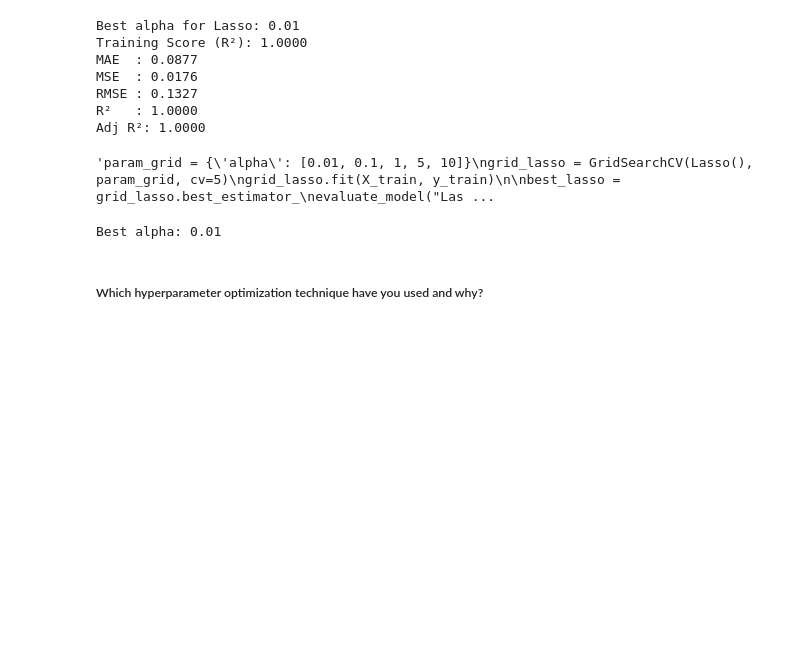
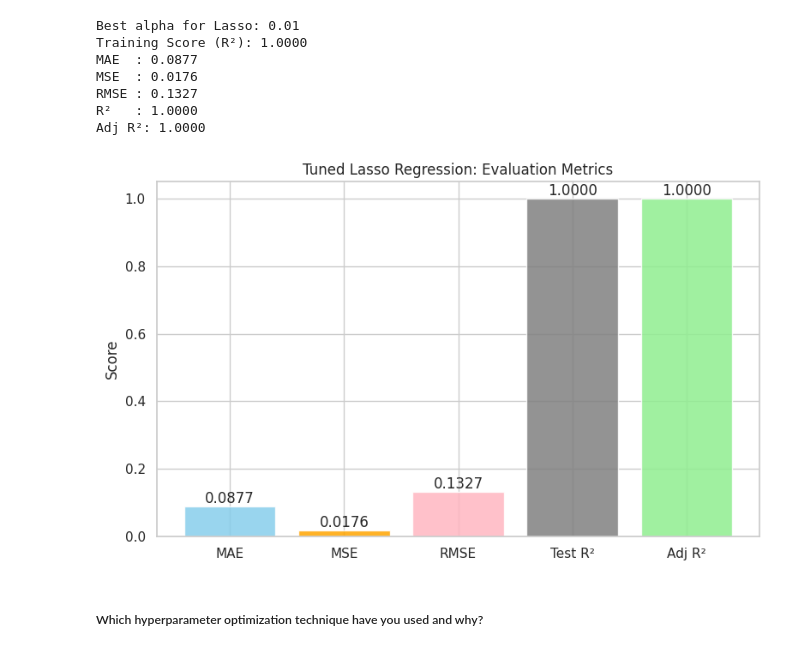
Before and after one commit to ArchanaMahto/Regression_Model, a Jupyter notebook: Copy_of_RegressionFinal_ML_Submission_Template.ipynb, the cells around one changed output. Drawn from its saved outputs; the diff is of its cells as text; code cells hidden in the pictures; blank space fills up the shorter version.

```diff
--- a/Copy_of_RegressionFinal_ML_Submission_Template.ipynb
+++ b/Copy_of_RegressionFinal_ML_Submission_Template.ipynb
@@ -1598,20 +1593,28 @@ MSE  : 0.0176
 RMSE : 0.1327
 R²   : 1.0000
 Adj R²: 1.0000
-# %%
-'''param_grid = {'alpha': [0.01, 0.1, 1, 5, 10]}
-grid_lasso = GridSearchCV(Lasso(), param_grid, cv=5)
-grid_lasso.fit(X_train, y_train)
-
-best_lasso = grid_lasso.best_estimator_
-evaluate_model("Lasso (Tuned)", best_lasso, X_train, y_train, X_test, y_test)
-'''
-# %% [output]
-'param_grid = {\'alpha\': [0.01, 0.1, 1, 5, 10]}\ngrid_lasso = GridSearchCV(Lasso(), param_grid, cv=5)\ngrid_lasso.fit(X_train, y_train)\n\nbest_lasso = grid_lasso.best_estimator_\nevaluate_model("Las ...
-# %%
-print(f"Best alpha: {grid_lasso.best_params_['alpha']}")
-# %% [output]
-Best alpha: 0.01
+# %%
+import matplotlib.pyplot as plt
+
+# Metrics for tuned Lasso
+metrics = ['MAE', 'MSE', 'RMSE', 'Test R²', 'Adj R²']
+scores = [0.0877, 0.0176, 0.1327, 1.0, 1.0]
+colors = ['skyblue', 'orange', 'lightpink', 'grey', 'lightgreen']
+
+plt.figure(figsize=(8, 5))
+bars = plt.bar(metrics, scores, color=colors, alpha=0.85)
+plt.title('Tuned Lasso Regression: Evaluation Metrics')
+plt.ylabel('Score')
+
+# Annotate bars with values
+for i, bar in enumerate(bars):
+    yval = bar.get_height()
+    plt.text(bar.get_x() + bar.get_width()/2.0, yval, f'{yval:.4f}', ha='center', va='bottom')
+
+plt.tight_layout()
+plt.show()
+# %% [output]
+[figure, added]
 # %% [markdown]
 ##### Which hyperparameter optimization technique have you used and why?
 # %% [markdown]
```
Also changed, not shown: parts of 19 cells of this notebook.
